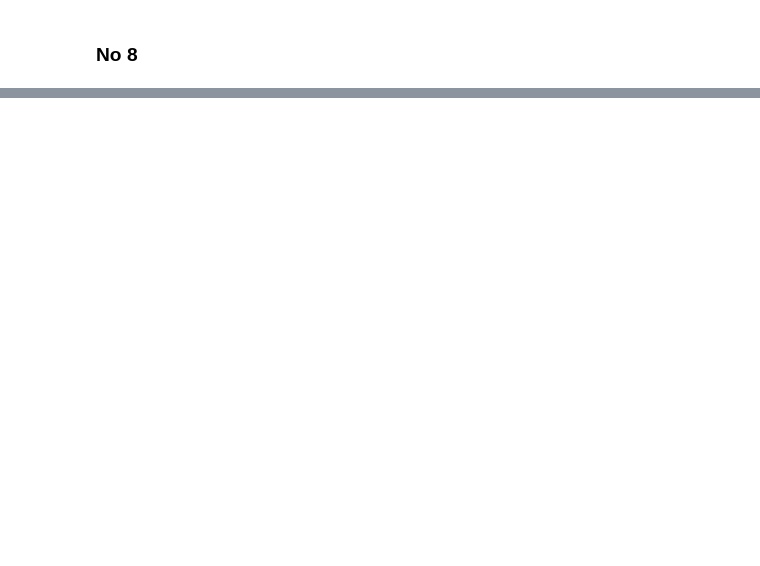
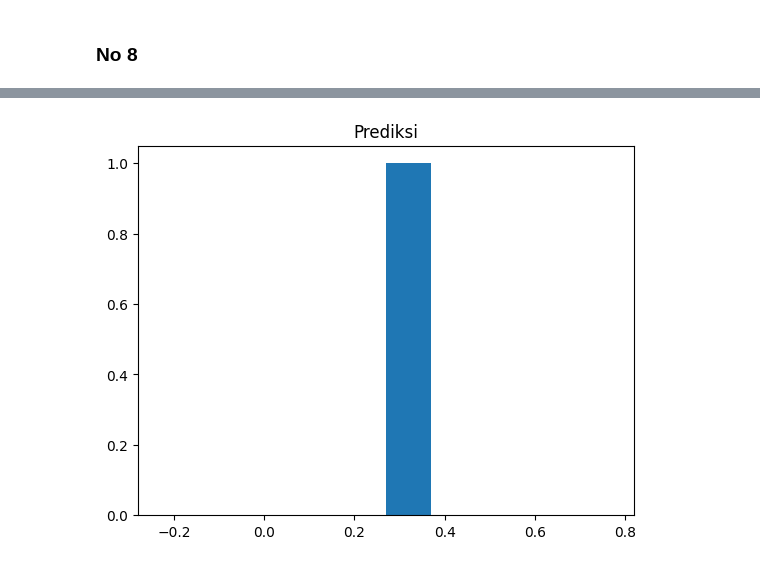
Before and after one commit to firdausbiaf/TI-3F_Firdaus-Bia-Firmansyah_Kuis-2, a Jupyter notebook: kuis2.ipynb, the cells around one changed output, grey strips where cells are left out. Drawn from its saved outputs; the diff is of its cells as text; code cells hidden in the pictures; blank space fills up the shorter version.

```diff
--- a/kuis2.ipynb
+++ b/kuis2.ipynb
@@ -159,0 +163,14 @@ Test set accuracy: 1.0
+# %%
+#selesksi fitur
+A= df[['jml_vltr_terlibat','keterlibatan_vltr','tahun','skema','jenis_luaran_hki','luaran_lain','potensi_hki','status_luaran_lain','jenis_luaran_lain']]
+b = df['luaran_hki']
+
+#training data
+A_train, A_test, b_train, b_test = train_test_split(A, b, test_size=0.3, random_state=3)
+# %%
+from sklearn.tree import DecisionTreeRegressor
+
+dt = DecisionTreeRegressor(max_depth=8,min_samples_leaf=0.13,random_state=3)
+dt.fit(A_train,b_train)
+
+DecisionTreeRegressor(max_depth=8,min_samples_leaf=0.13,random_state=3)
@@ -159,0 +179,14 @@ Test set accuracy: 1.0
+# %%
+from sklearn.metrics import mean_squared_error
+
+#compute b_pred
+b_pred = dt.predict(A_test)
+
+#compute mse_dt
+mse_dt = mean_squared_error(b_test,b_pred)
+
+#compute rmse_dt
+rmse_dt = mse_dt ** (1/2)
+
+#Print rmse_dt
+print("Test set Akurasi : {:.2f}".format(rmse_dt))
@@ -308,0 +354,10 @@ plt.bar(acc_test, acc_dt)
+# %%
+# visualisasi nomor 5
+
+plt.hist(rmse_dt)
+
+plt.title("Prediksi")
+
+plt.show()
+# %% [output]
+[figure, added]
```
Also changed, not shown: parts of 11 cells of this notebook, 1 other file.
